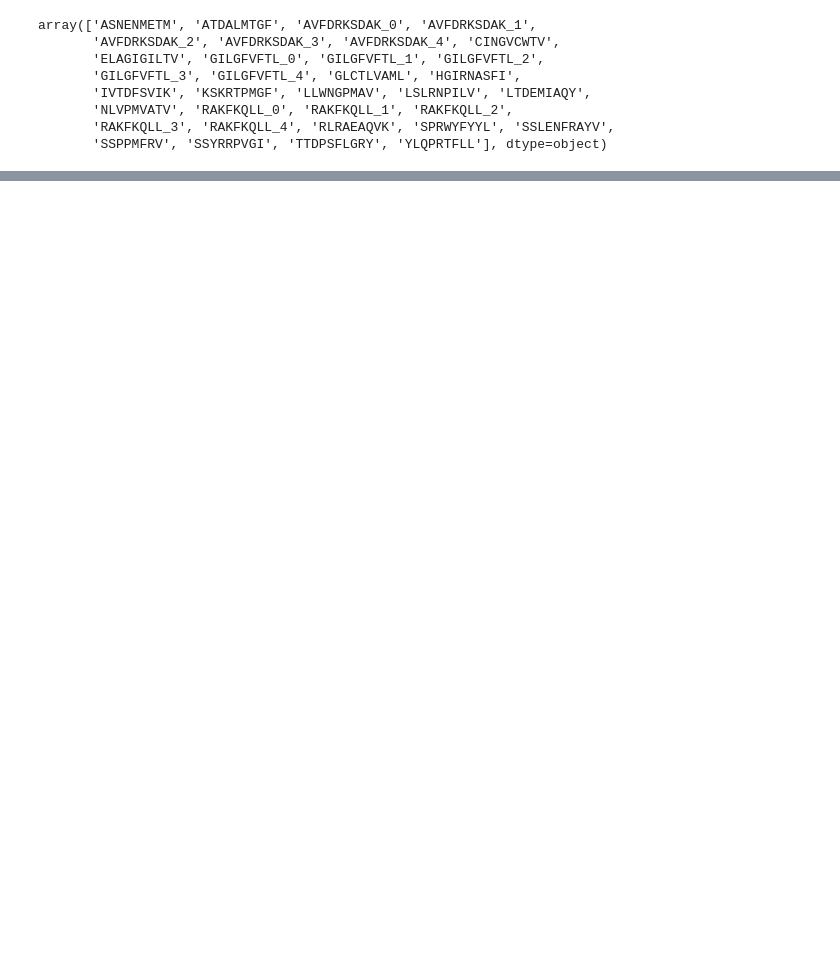
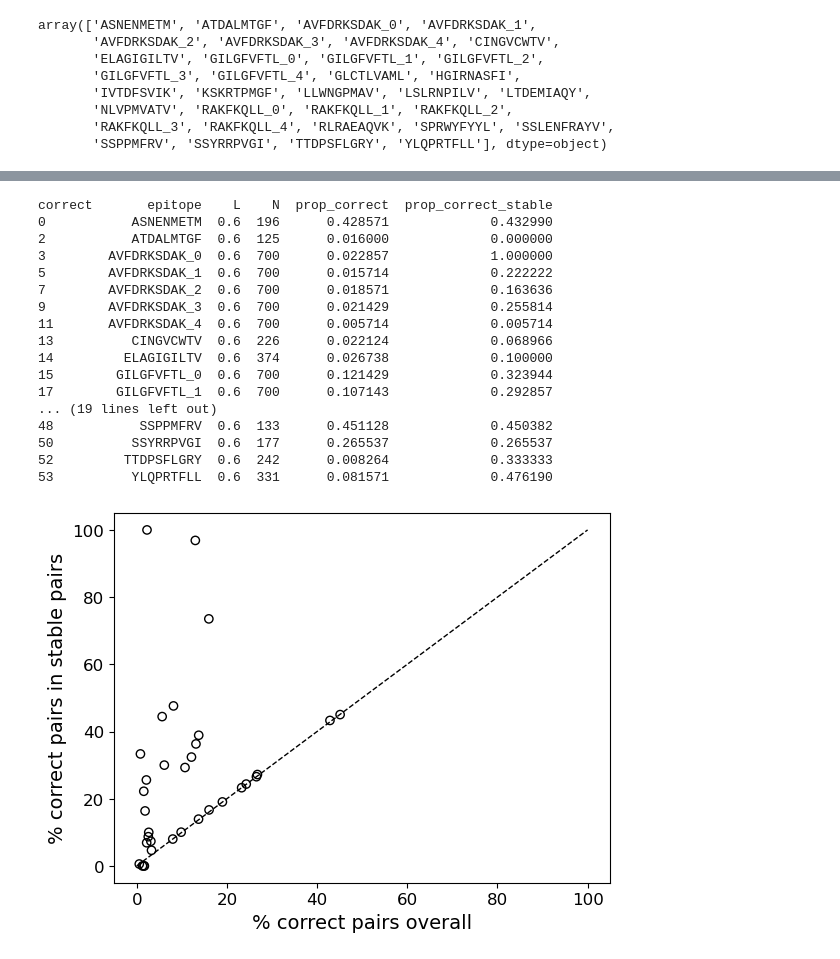
Before and after one commit to mm523/TCRab-pairing, a Jupyter notebook: VDJ_GAMI_results/all_epitopes_repeats.ipynb, the cells around one changed output, grey strips where cells are left out. Drawn from its saved outputs; the diff is of its cells as text; code cells hidden in the pictures; blank space fills up the shorter version.

```diff
--- a/VDJ_GAMI_results/all_epitopes_repeats.ipynb
+++ b/VDJ_GAMI_results/all_epitopes_repeats.ipynb
@@ -427,0 +360,3 @@ plt.show()
+# %%
+grouped_mode_wide = grouped_mode.drop('prop', axis=1).pivot_table(index=['epitope', 'L', 'N', 'correct'], columns=['mode_freq'], values = 'counts').reset_index()
+grouped_mode_wide
@@ -427,0 +377,3 @@ plt.show()
+# %%
+grouped_mode_wide['total'] = grouped_mode_wide[list(range(1,11))].reset_index(drop = True).sum(axis=1)
+grouped_mode_wide
@@ -427,0 +394,4 @@ plt.show()
+# %%
+overall_wide = grouped_mode_wide[['epitope', 'L', 'N', 'correct', 'total']].pivot_table(index = ['epitope', 'L', 'N',], columns = 'correct', values = 'total').reset_index()
+overall_wide['prop_correct'] = overall_wide[True] / (overall_wide[True] + overall_wide[False])
+overall_wide
@@ -427,0 +412,6 @@ plt.show()
+# %%
+top_10_wide = top_10.drop(['prop', 'mode_freq'], axis=1).pivot_table(index=['epitope', 'L', 'N'], columns=['correct'], values = 'counts').reset_index()
+top_10_wide[True] = top_10_wide[True].fillna(0)
+top_10_wide[False] = top_10_wide[False].fillna(0)
+top_10_wide['prop_correct_stable'] = top_10_wide[True] / (top_10_wide[True] + top_10_wide[False])
+top_10_wide
@@ -427,0 +436,38 @@ plt.show()
+# %%
+X = pd.merge(overall_wide.drop([True, False], axis=1), top_10_wide.drop([True, False], axis=1),
+         on = ['epitope', 'N', 'L'])
+X = X.loc[X['L'] == '0.6']
+# X['epitope'] = [x.split('_')[0] for x in X['epitope']]
+# X = X.groupby(['epitope', 'L', 'N']).mean().reset_index()
+print(X)
+
+plt.rcdefaults()
+f, ax = plt.subplots()
+ax.scatter(X['prop_correct']*100, X['prop_correct_stable']*100, fc = 'none', ec = 'k')
+ax.plot([0,100],[0,100], c = 'k', ls = '--', lw =1)
+plt.xlabel('% correct pairs overall', fontsize = 14)
+plt.ylabel('% correct pairs in stable pairs', fontsize = 14)
+plt.xticks(fontsize = 12)
+plt.yticks(fontsize = 12)
+# plt.text(0,40, f'Spearman rho = {corr.correlation :.3f}\np-value = {corr.pvalue :.2e}', fontsize = 12)
+plt.savefig(save_folder + 'GAMI_correct_in_stable_pairs_vs_prop_correct_overall.pdf', bbox_inches = 'tight')
+plt.show()
+# %% [output]
+correct       epitope    L    N  prop_correct  prop_correct_stable
+0           ASNENMETM  0.6  196      0.428571             0.432990
+2           ATDALMTGF  0.6  125      0.016000             0.000000
+3        AVFDRKSDAK_0  0.6  700      0.022857             1.000000
+5        AVFDRKSDAK_1  0.6  700      0.015714             0.222222
+7        AVFDRKSDAK_2  0.6  700      0.018571             0.163636
+9        AVFDRKSDAK_3  0.6  700      0.021429             0.255814
+11       AVFDRKSDAK_4  0.6  700      0.005714             0.005714
+13          CINGVCWTV  0.6  226      0.022124             0.068966
+14         ELAGIGILTV  0.6  374      0.026738             0.100000
+15        GILGFVFTL_0  0.6  700      0.121429             0.323944
+17        GILGFVFTL_1  0.6  700      0.107143             0.292857
+... (19 lines left out)
+48           SSPPMFRV  0.6  133      0.451128             0.450382
+50          SSYRRPVGI  0.6  177      0.265537             0.265537
+52         TTDPSFLGRY  0.6  242      0.008264             0.333333
+53          YLQPRTFLL  0.6  331      0.081571             0.476190
+[figure, added]
```
Also changed, not shown: parts of 18 cells of this notebook, 7 other files.
